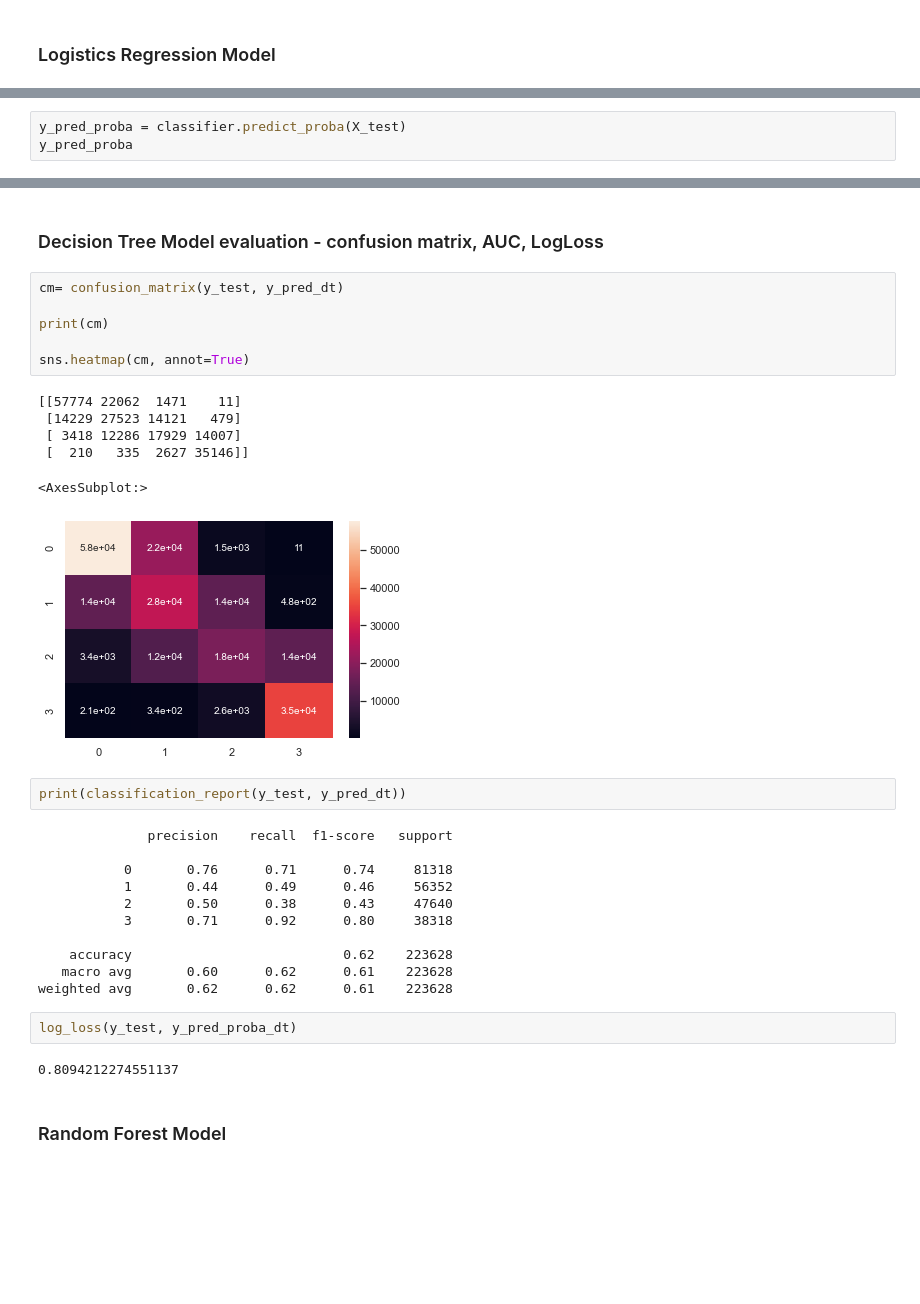
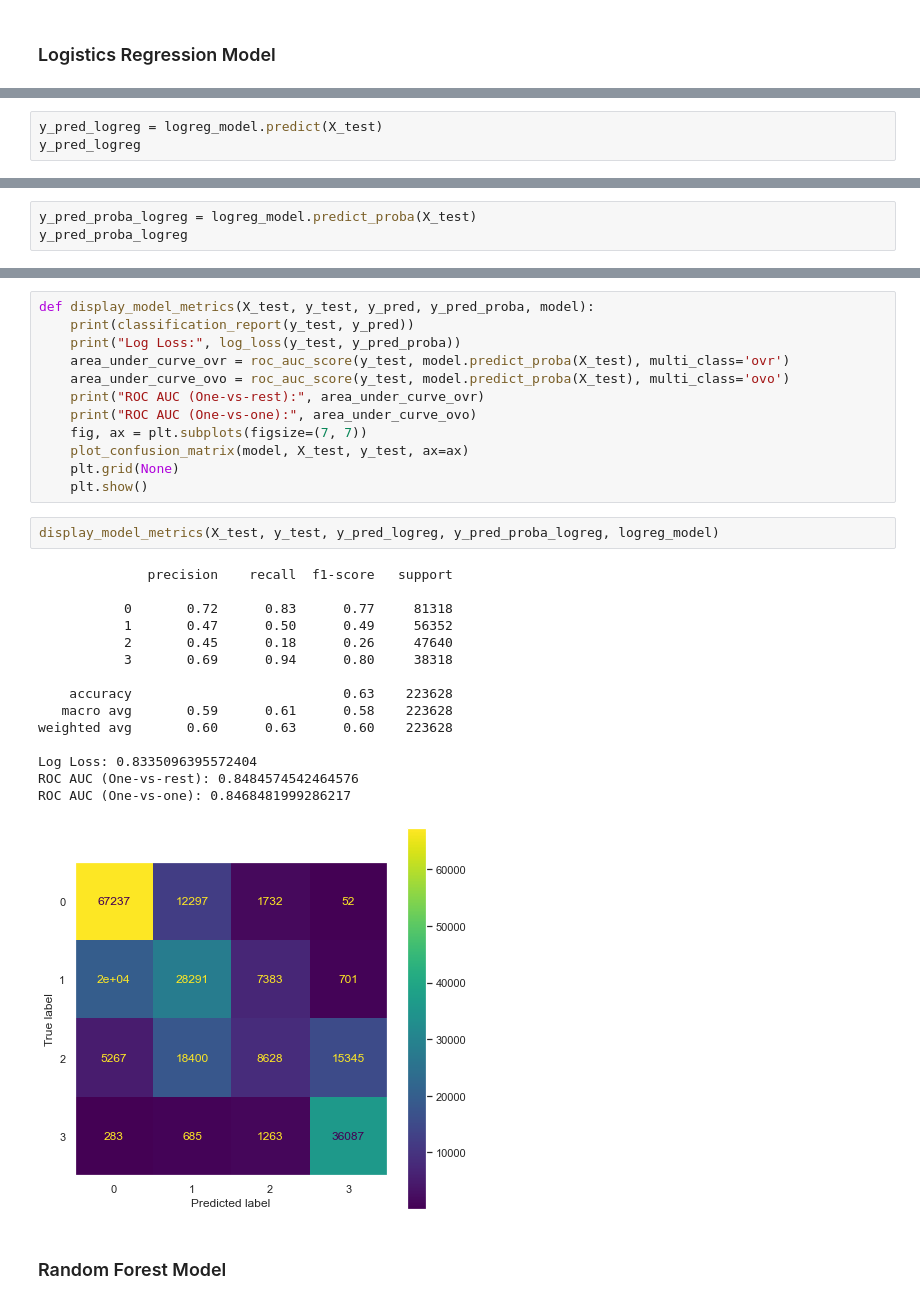
Before and after one commit to LiyanaRoslie/google-apps-ml, a Jupyter notebook: Playstore-ML.ipynb, the cells around one changed output, grey strips where cells are left out. Drawn from its saved outputs; the diff is of its cells as text; blank space fills up the shorter version.

```diff
--- a/Playstore_v1.6.ipynb
+++ b/Playstore-ML.ipynb
@@ -910,0 +885,3 @@ array([[9.47604285e-04, 6.83826877e-02, 6.43548736e-01, 2.87120972e-01],
+# %%
+y_pred_logreg = logreg_model.predict(X_test)
+y_pred_logreg
@@ -910,0 +890,3 @@ array([[9.47604285e-04, 6.83826877e-02, 6.43548736e-01, 2.87120972e-01],
+# %%
+y_pred_proba_logreg = logreg_model.predict_proba(X_test)
+y_pred_proba_logreg
@@ -960,3 +902,0 @@ array([2, 3, 2, ..., 2, 1, 2])
-# %%
-y_pred_proba = classifier.predict_proba(X_test)
-y_pred_proba
@@ -1033,34 +903,32 @@ array([[0.0044117 , 0.06838133, 0.50444621, 0.42276076],
-# %% [markdown]
-### Decision Tree Model evaluation - confusion matrix, AUC, LogLoss
-# %%
-cm= confusion_matrix(y_test, y_pred_dt)
-
-print(cm)
-
-sns.heatmap(cm, annot=True)
-# %% [output]
-[[57774 22062  1471    11]
- [14229 27523 14121   479]
- [ 3418 12286 17929 14007]
- [  210   335  2627 35146]]
-<AxesSubplot:>
-[figure, removed]
-# %%
-print(classification_report(y_test, y_pred_dt))
-# %% [output]
-              precision    recall  f1-score   support
-
-           0       0.76      0.71      0.74     81318
-           1       0.44      0.49      0.46     56352
-           2       0.50      0.38      0.43     47640
-           3       0.71      0.92      0.80     38318
-
-    accuracy                           0.62    223628
-   macro avg       0.60      0.62      0.61    223628
-weighted avg       0.62      0.62      0.61    223628
-# %%
-log_loss(y_test, y_pred_proba_dt)
-# %% [output]
-0.8094212274551137
+# %%
+def display_model_metrics(X_test, y_test, y_pred, y_pred_proba, model):
+    print(classification_report(y_test, y_pred))
+    print("Log Loss:", log_loss(y_test, y_pred_proba))
+    area_under_curve_ovr = roc_auc_score(y_test, model.predict_proba(X_test), multi_class='ovr')
+    area_under_curve_ovo = roc_auc_score(y_test, model.predict_proba(X_test), multi_class='ovo')
+    print("ROC AUC (One-vs-rest):", area_under_curve_ovr)
+    print("ROC AUC (One-vs-one):", area_under_curve_ovo)
+    fig, ax = plt.subplots(figsize=(7, 7))
+    plot_confusion_matrix(model, X_test, y_test, ax=ax)
+    plt.grid(None)
+    plt.show()
+# %%
+display_model_metrics(X_test, y_test, y_pred_logreg, y_pred_proba_logreg, logreg_model)
+# %% [output]
+              precision    recall  f1-score   support
+
+           0       0.72      0.83      0.77     81318
+           1       0.47      0.50      0.49     56352
+           2       0.45      0.18      0.26     47640
+           3       0.69      0.94      0.80     38318
+
+    accuracy                           0.63    223628
+   macro avg       0.59      0.61      0.58    223628
+weighted avg       0.60      0.63      0.60    223628
+
+Log Loss: 0.8335096395572404
+ROC AUC (One-vs-rest): 0.8484574542464576
+ROC AUC (One-vs-one): 0.8468481999286217
+[figure, added]
 # %% [markdown]
 ### Random Forest Model
```
Also changed, not shown: parts of 83 cells of this notebook, 1 other file.
